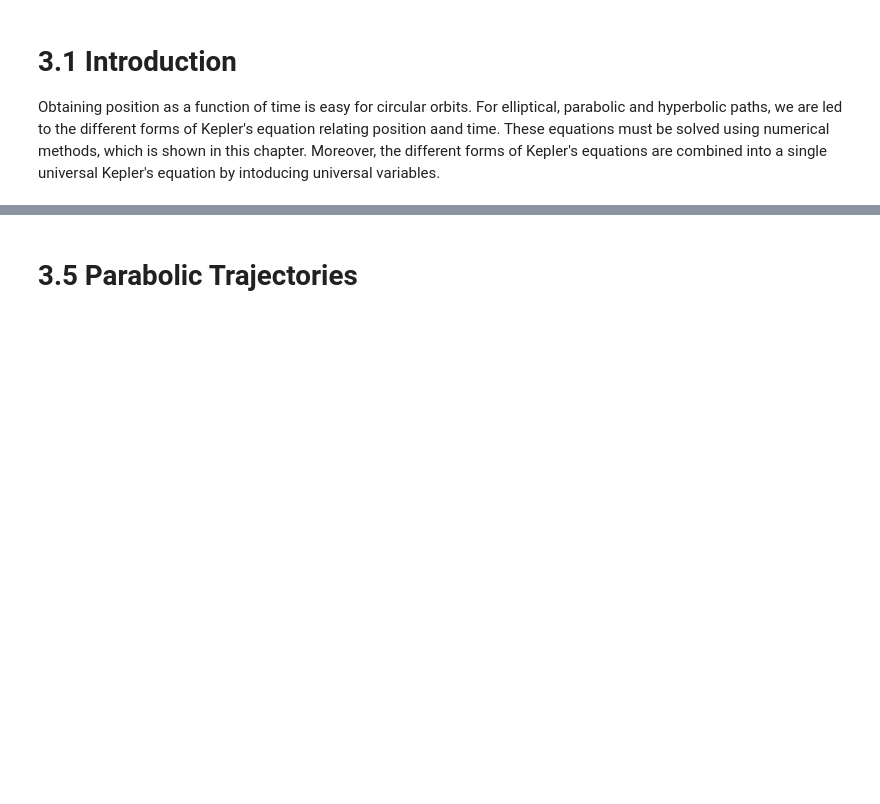
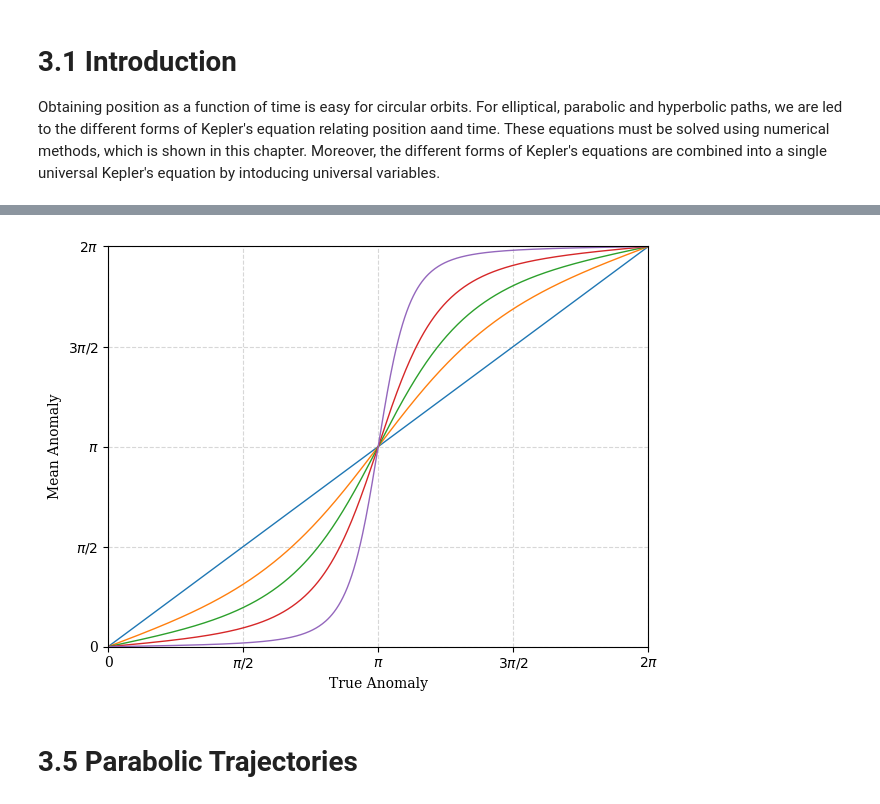
Before and after one commit to faisal2470/BAS, a Jupyter notebook: Chapter3_Orbital_Position_as_a_Function_of_TIme.ipynb, the cells around one changed output, grey strips where cells are left out. Cells and saved outputs as stored; diff of their text form; code cells hidden in the pictures; blank space fills up the shorter version.

```diff
--- a/Chapter3_Orbital_Position_as_a_Function_of_TIme.ipynb
+++ b/Chapter3_Orbital_Position_as_a_Function_of_TIme.ipynb
@@ -20,3 +76,25 @@ Obtaining position as a function of time is easy for circular orbits. For ellipt
+# %%
+def Me_calc(th, e):
+    return 2*((np.arctan(np.sqrt((1 - e)/(1 + e))*np.tan(th/2)) + np.pi)%np.pi) - e*np.sqrt(1 - e**2)*np.sin(th)/(1 + e*np.cos(th))
+# %%
+theta = np.linspace(0, 2*np.pi, 500)
+# %%
+plt.plot(theta[:-1], Me_calc(theta[:-1], 0), lw=1);
+plt.plot(theta[:-1], Me_calc(theta[:-1], 0.3), lw=1);
+plt.plot(theta[:-1], Me_calc(theta[:-1], 0.5), lw=1);
+plt.plot(theta[:-1], Me_calc(theta[:-1], 0.7), lw=1);
+plt.plot(theta[:-1], Me_calc(theta[:-1], 0.9), lw=1);
+plt.grid(ls='--', alpha=0.5)
+plt.xticks([0, np.pi/2, np.pi,  np.pi + np.pi/2,  np.pi + np.pi], ['0', '$\pi/2$', '$\pi$', '$3\pi/2$', '$2\pi$'])
+plt.yticks([0, np.pi/2, np.pi,  np.pi + np.pi/2,  np.pi + np.pi], ['0', '$\pi/2$', '$\pi$', '$3\pi/2$', '$2\pi$'])
+# plt.axis('square')
+plt.xlim(0, 2*np.pi)
+plt.ylim(0, 2*np.pi)
+plt.xlabel('True Anomaly')
+plt.ylabel('Mean Anomaly')
+plt.tight_layout()
+# %% [output]
+[figure, added]
 # %% [markdown]
 # 3.5 Parabolic Trajectories
 # %% [markdown]
```
Also changed, not shown: parts of 4 cells of this notebook.
